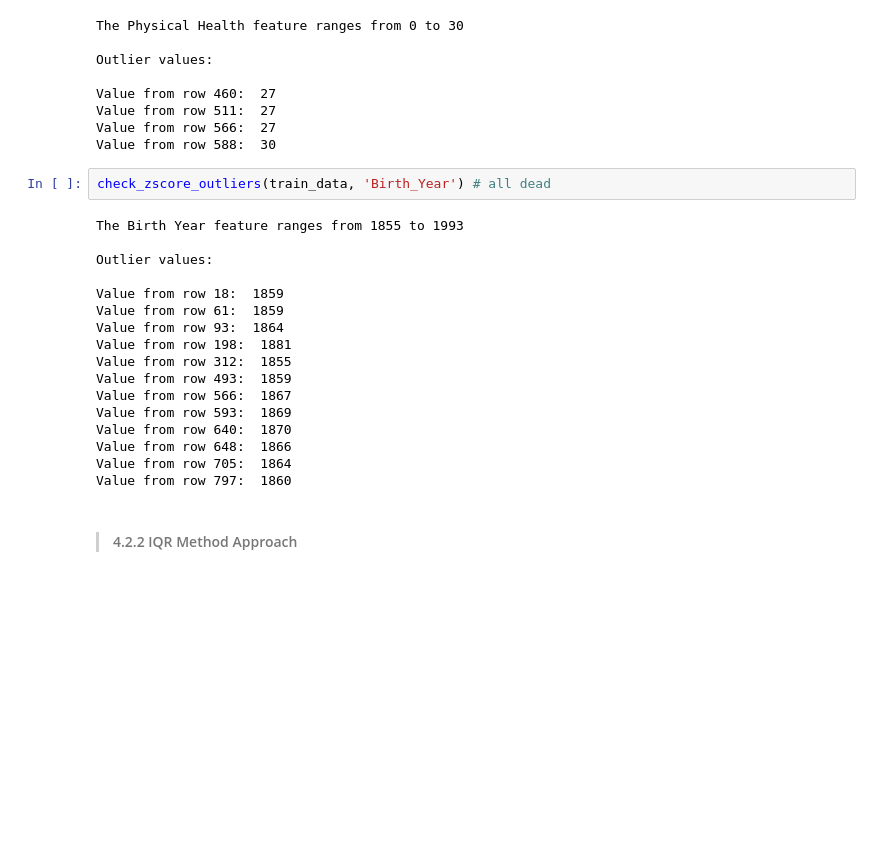
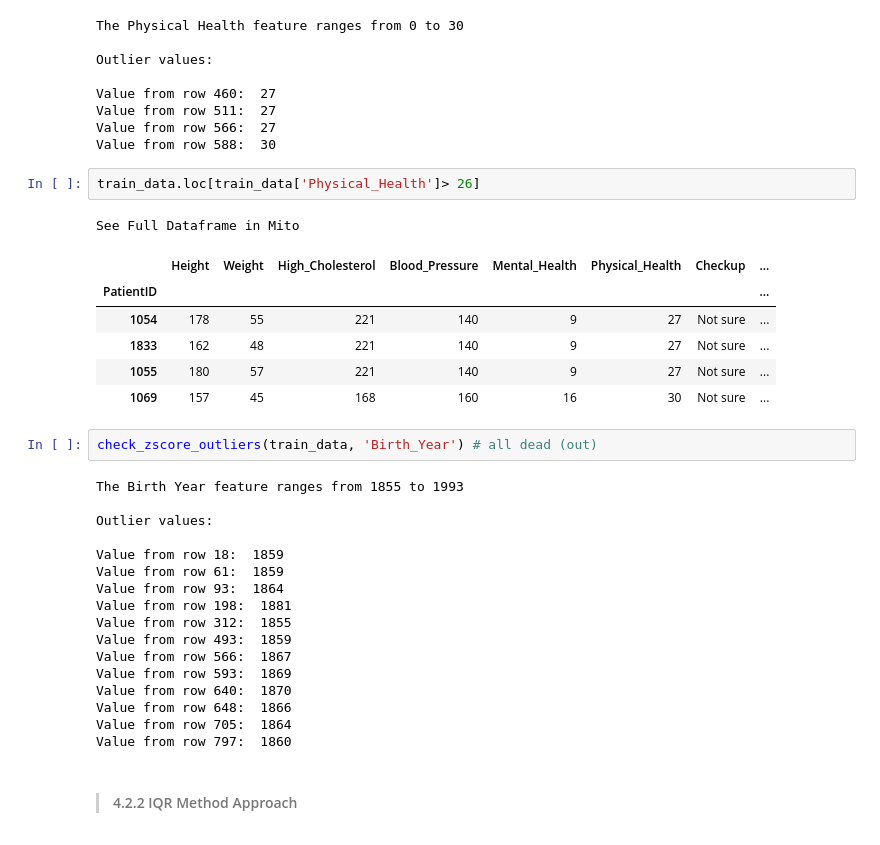
Before and after one commit to Danielfranco7/sharing-github, a Jupyter notebook: The Smith Parasite - Data Description.ipynb, the cells around one changed output. Cells and saved outputs as stored; diff of their text form; blank space fills up the shorter version.

```diff
--- a/The Smith Parasite - Data Description.ipynb
+++ b/The Smith Parasite - Data Description.ipynb
@@ -462,8 +470,18 @@ Value from row 460:  27
 Value from row 511:  27
 Value from row 566:  27
 Value from row 588:  30
+# %%
+train_data.loc[train_data['Physical_Health']> 26]
+# %% [output]
+See Full Dataframe in Mito
+|  | Height | Weight | High_Cholesterol | Blood_Pressure | Mental_Health | Physical_Health | Checkup | ... |
+| PatientID |  |  |  |  |  |  |  | ... |
+| 1054 | 178 | 55 | 221 | 140 | 9 | 27 | Not sure | ... |
+| 1833 | 162 | 48 | 221 | 140 | 9 | 27 | Not sure | ... |
+| 1055 | 180 | 57 | 221 | 140 | 9 | 27 | Not sure | ... |
+| 1069 | 157 | 45 | 168 | 160 | 16 | 30 | Not sure | ... |
 # %%
-check_zscore_outliers(train_data, 'Birth_Year') # all dead
+check_zscore_outliers(train_data, 'Birth_Year') # all dead (out)
 # %% [output]
 The Birth Year feature ranges from 1855 to 1993
 
```
Also changed, not shown: parts of 8 cells of this notebook.
